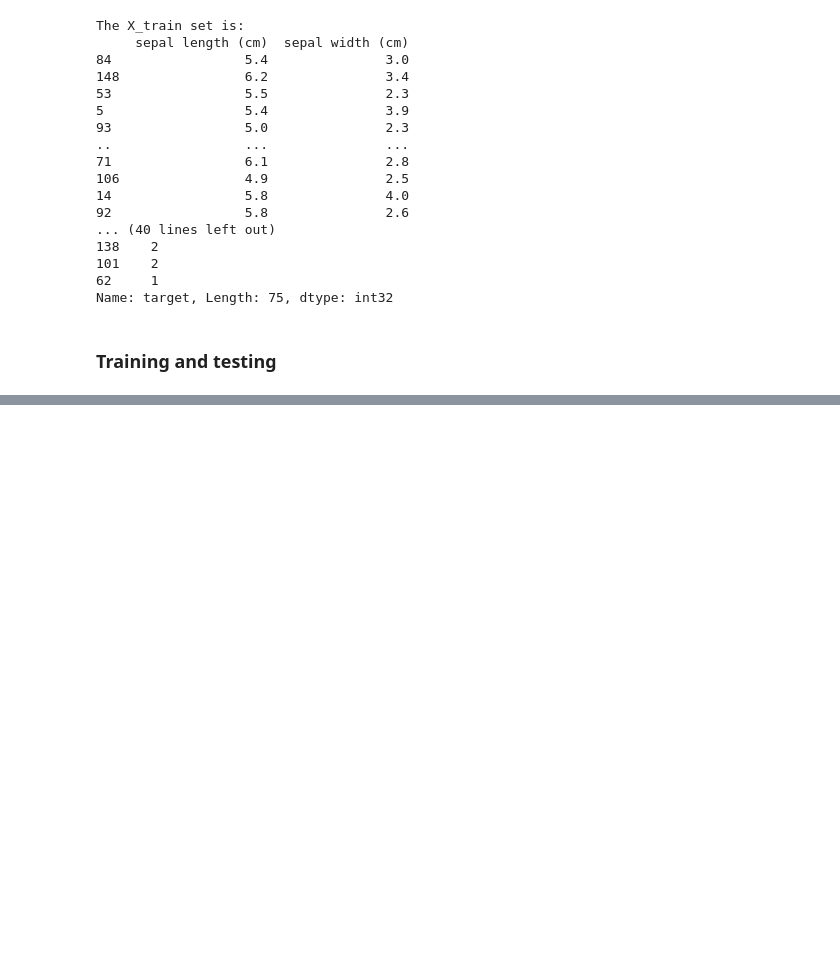
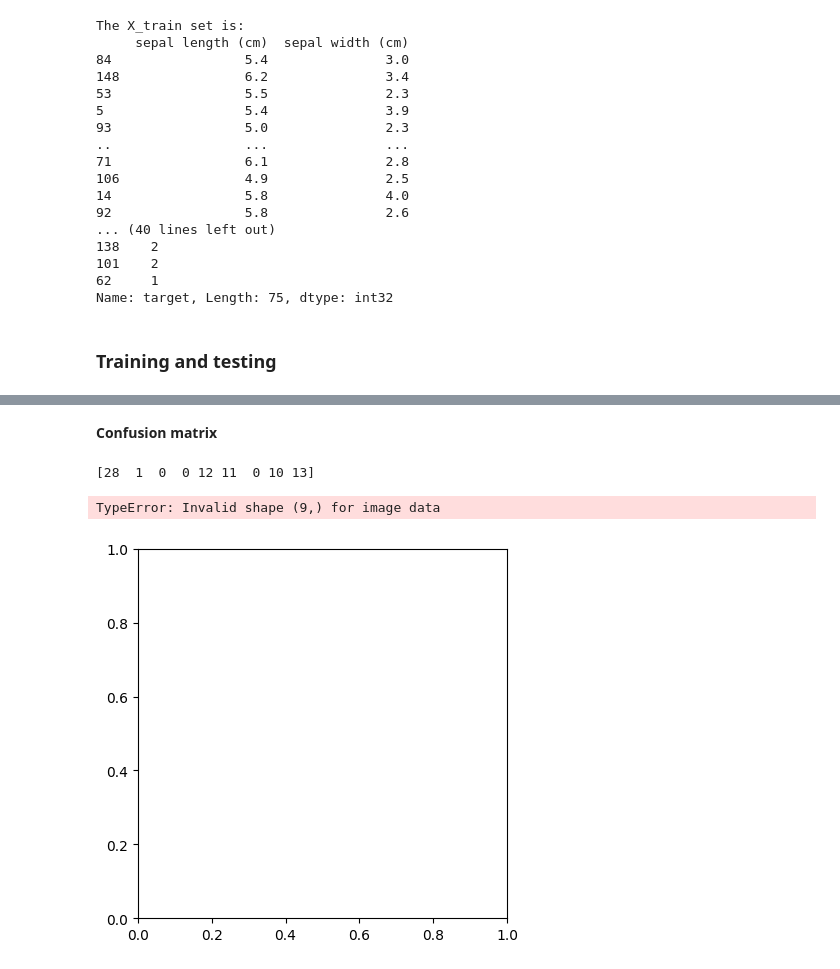
Before and after one commit to andreasmk/Iris-Classification, a Jupyter notebook: iris.ipynb, the cells around one changed output, grey strips where cells are left out. Drawn from its saved outputs; the diff is of its cells as text; code cells hidden in the pictures; blank space fills up the shorter version.

```diff
--- a/iris.ipynb
+++ b/iris.ipynb
@@ -173,0 +162,2 @@ tree.plot_tree(clf)
+# %%
+y_pred = clf.predict(X_test)
@@ -173,0 +186,13 @@ tree.plot_tree(clf)
+# %% [markdown]
+**Confusion matrix**
+# %%
+results = skl.metrics.confusion_matrix(y_test, y_pred).ravel()
+print(results)
+
+disp = skl.metrics.ConfusionMatrixDisplay(confusion_matrix=results, display_labels=clf.classes_)
+disp.plot()
+plt.show()
+# %% [output]
+[28  1  0  0 12 11  0 10 13]
+TypeError: Invalid shape (9,) for image data
+[figure, added]
```
Also changed, not shown: parts of 7 cells of this notebook.
